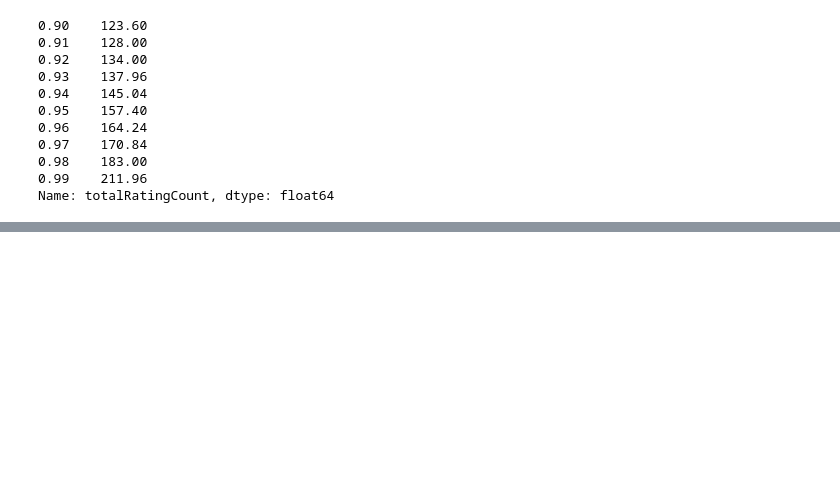
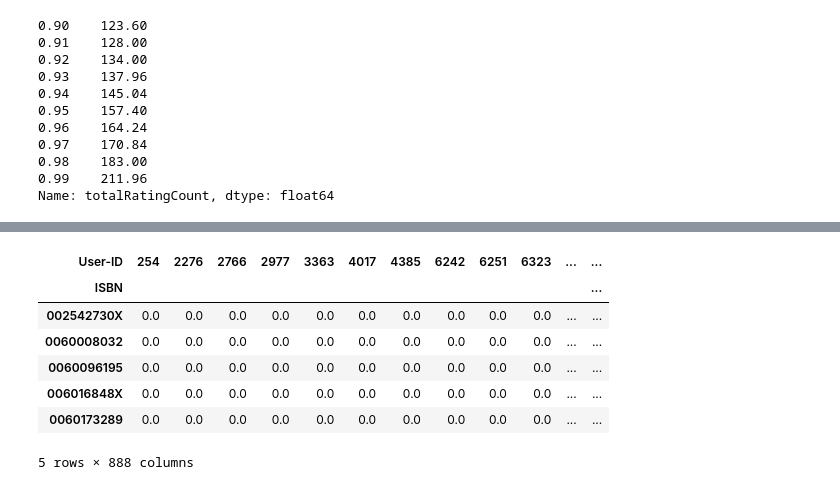
Before and after one commit to JoshiPrabin/Recommendation-System, a Jupyter notebook: Recommendation_system.ipynb, the cells around one changed output, grey strips where cells are left out. Saved outputs shown, nothing was run; the diff lists cells and outputs as text; code cells hidden in the pictures; blank space fills up the shorter version.

```diff
--- a/Recommendation_system.ipynb
+++ b/Recommendation_system.ipynb
@@ -91,3 +91,6 @@ combine_book_rating.head()
 | 7 | 0440234743 | The Testament | 3363 | 0 |
 | 10 | 0440234743 | The Testament | 7346 | 9 |
 | 14 | 0440234743 | The Testament | 9856 | 0 |
+# %%
+df_for_knn = combine_book_rating
+combine_book_rating.shape[0]
@@ -156,0 +187,12 @@ plt.show()
+# %%
+df_ready = df_for_knn.pivot_table(index=['User-ID'],columns=['ISBN'],values='Book-Rating').fillna(0).T
+df_ready.head()
+# %% [output]
+| User-ID | 254 | 2276 | 2766 | 2977 | 3363 | 4017 | 4385 | 6242 | 6251 | 6323 | ... | ... |
+| ISBN |  |  |  |  |  |  |  |  |  |  |  | ... |
+| 002542730X | 0.0 | 0.0 | 0.0 | 0.0 | 0.0 | 0.0 | 0.0 | 0.0 | 0.0 | 0.0 | ... | ... |
+| 0060008032 | 0.0 | 0.0 | 0.0 | 0.0 | 0.0 | 0.0 | 0.0 | 0.0 | 0.0 | 0.0 | ... | ... |
+| 0060096195 | 0.0 | 0.0 | 0.0 | 0.0 | 0.0 | 0.0 | 0.0 | 0.0 | 0.0 | 0.0 | ... | ... |
+| 006016848X | 0.0 | 0.0 | 0.0 | 0.0 | 0.0 | 0.0 | 0.0 | 0.0 | 0.0 | 0.0 | ... | ... |
+| 0060173289 | 0.0 | 0.0 | 0.0 | 0.0 | 0.0 | 0.0 | 0.0 | 0.0 | 0.0 | 0.0 | ... | ... |
+5 rows × 888 columns
```
Also changed, not shown: parts of 23 cells of this notebook.
